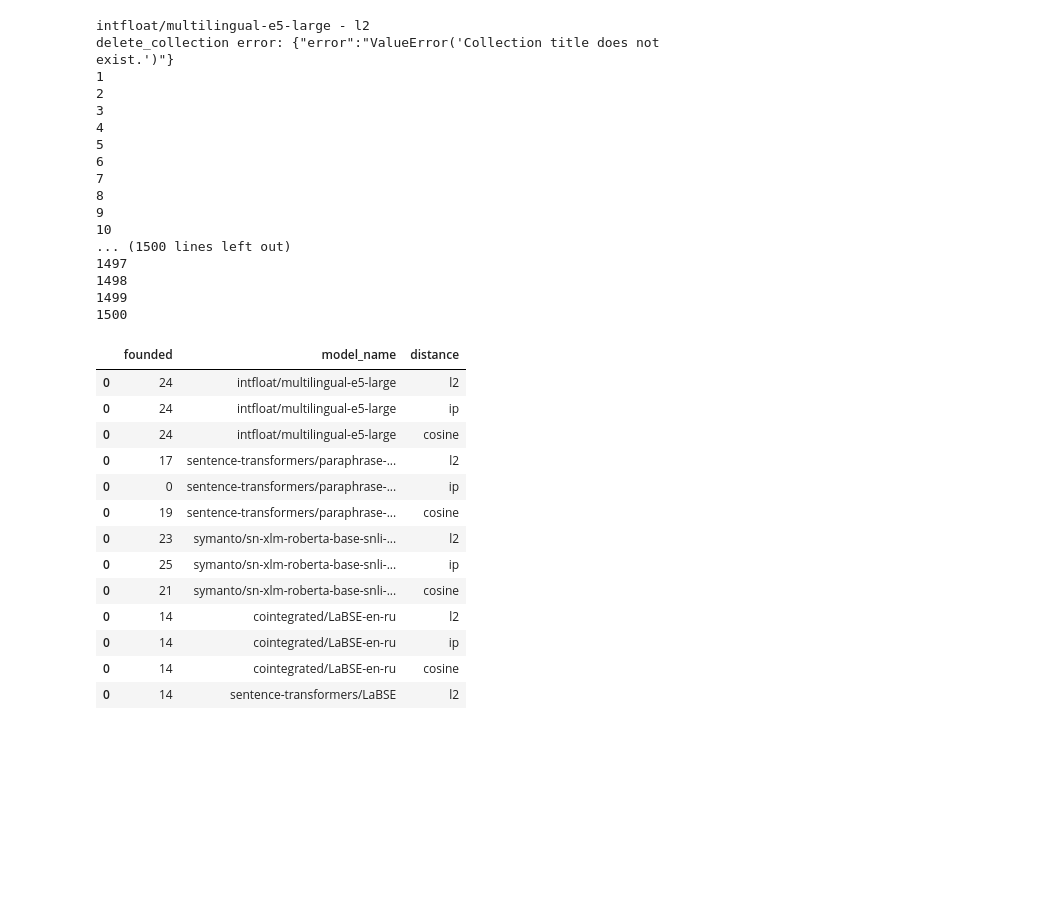
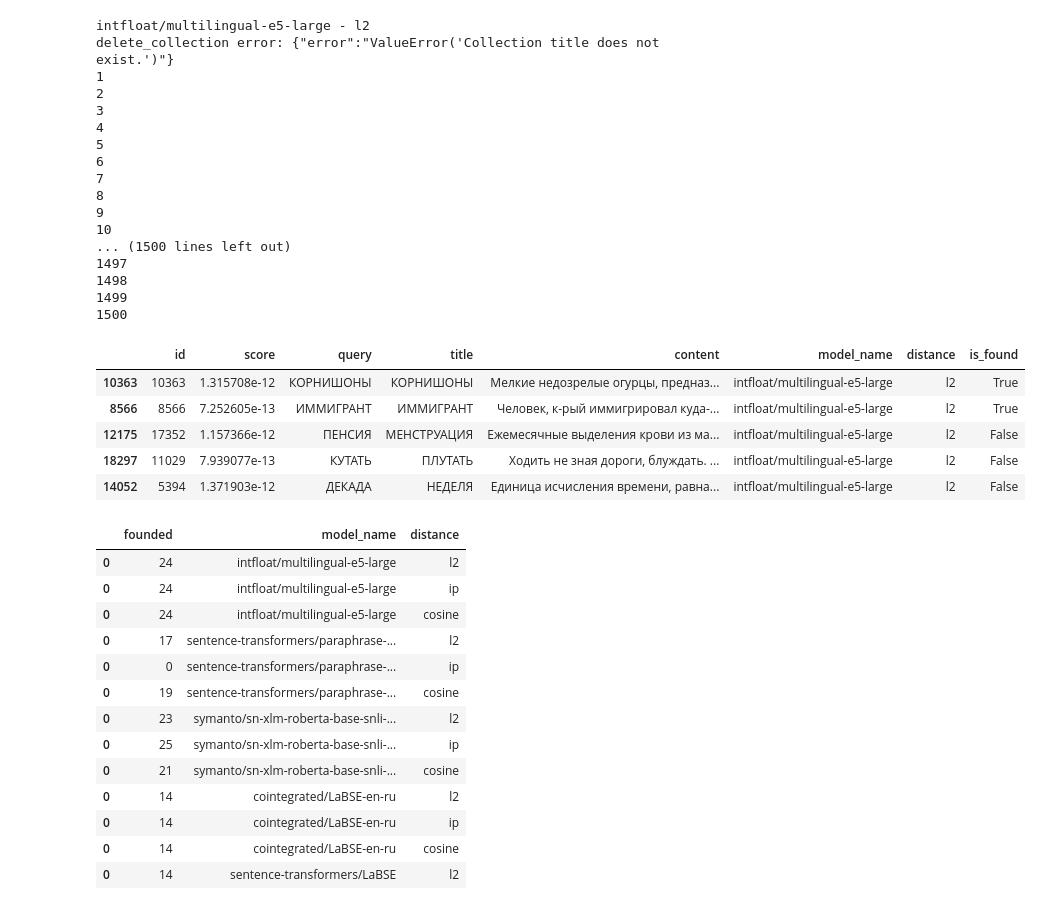
Before and after one commit to makeross/vectordb-accuracy-research, a Jupyter notebook: chroma/research.ipynb, the cells around one changed output. Saved outputs shown, nothing was run; the diff lists cells and outputs as text; code cells hidden in the pictures; blank space fills up the shorter version.

```diff
--- a/chroma/research.ipynb
+++ b/chroma/research.ipynb
@@ -159,6 +159,15 @@ delete_collection error: {"error":"ValueError('Collection title does not exist.'
 1498
 1499
 1500
+# %%
+test_results.head()
+# %% [output]
+|  | id | score | query | title | content | model_name | distance | is_found |
+| 10363 | 10363 | 1.315708e-12 | КОРНИШОНЫ | КОРНИШОНЫ | Мелкие недозрелые огурцы, предназ... | intfloat/multilingual-e5-large | l2 | True |
+| 8566 | 8566 | 7.252605e-13 | ИММИГРАНТ | ИММИГРАНТ | Человек, к-рый иммигрировал куда-... | intfloat/multilingual-e5-large | l2 | True |
+| 12175 | 17352 | 1.157366e-12 | ПЕНСИЯ | МЕНСТРУАЦИЯ | Ежемесячные выделения крови из ма... | intfloat/multilingual-e5-large | l2 | False |
+| 18297 | 11029 | 7.939077e-13 | КУТАТЬ | ПЛУТАТЬ | Ходить не зная дороги, блуждать. ... | intfloat/multilingual-e5-large | l2 | False |
+| 14052 | 5394 | 1.371903e-12 | ДЕКАДА | НЕДЕЛЯ | Единица исчисления времени, равна... | intfloat/multilingual-e5-large | l2 | False |
 # %%
 finally_result = pd.DataFrame()
 for model in models:
```
